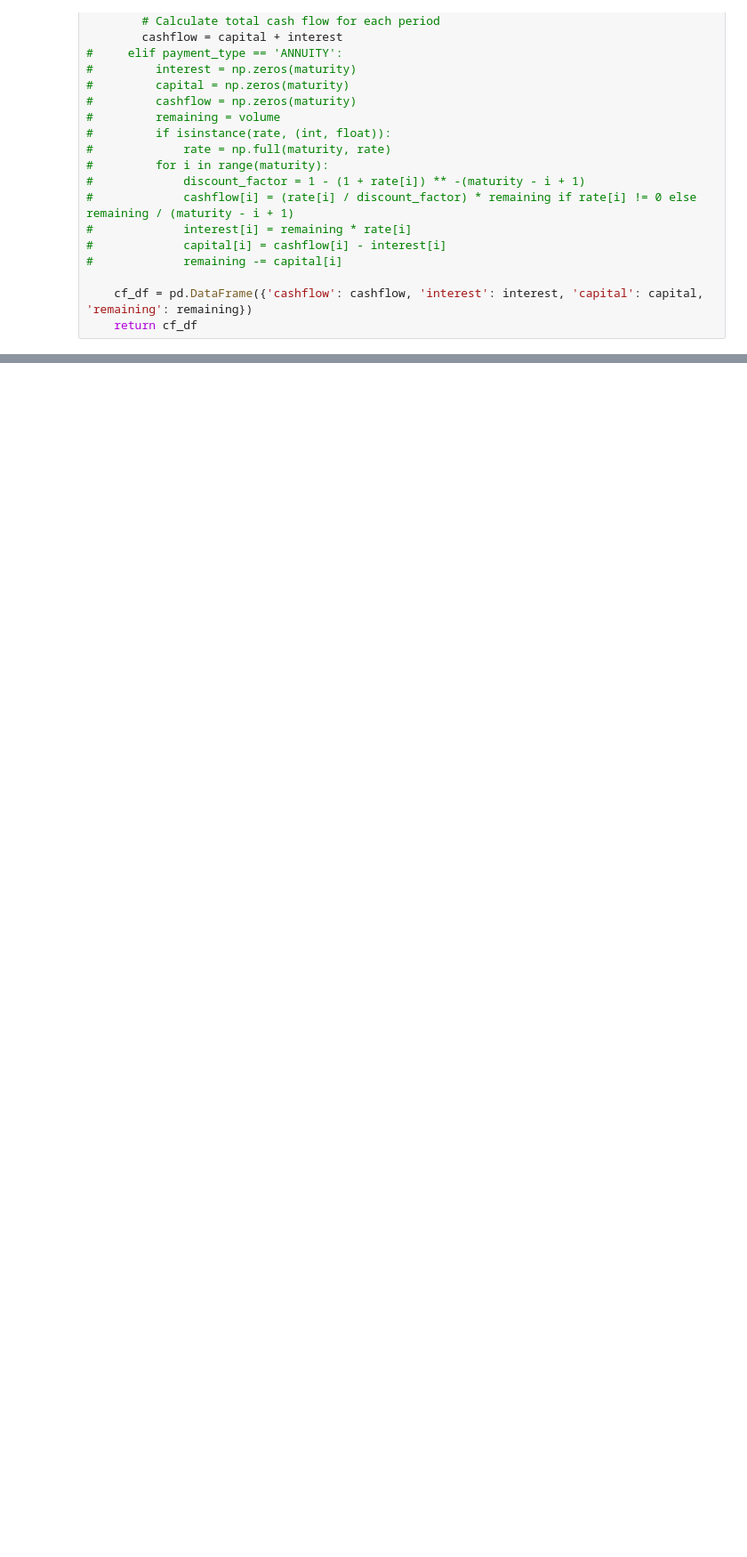
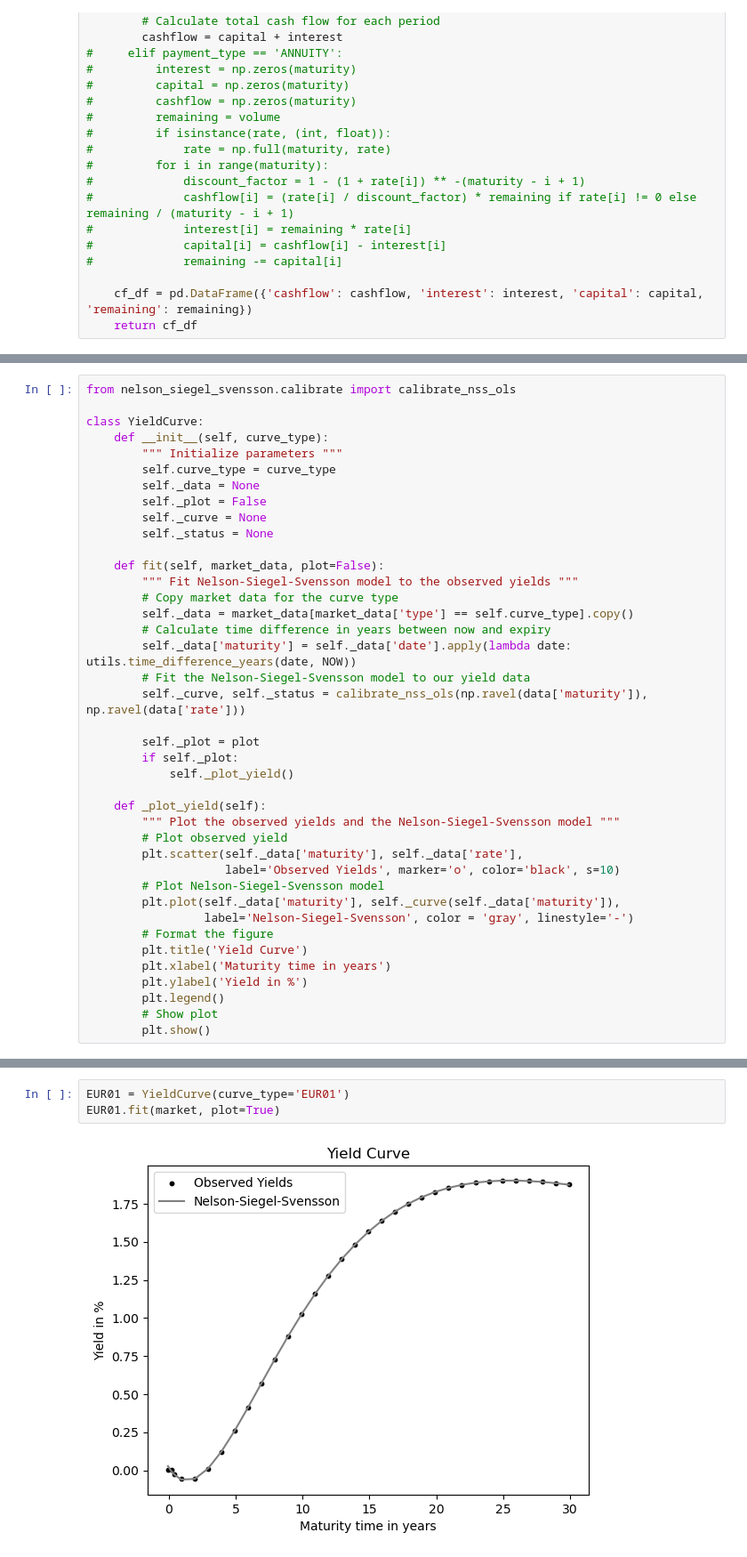
Before and after one commit to gsmyridis/ALM, a Jupyter notebook: exps.ipynb, the cells around one changed output, grey strips where cells are left out. Shown at 89% size. Cells and saved outputs as stored; diff of their text form; blank space fills up the shorter version.

```diff
--- a/exps.ipynb
+++ b/exps.ipynb
@@ -75,0 +52,40 @@ data['maturity'] = data['date'].apply(lambda date: utils.time_difference_years(d
+# %%
+from nelson_siegel_svensson.calibrate import calibrate_nss_ols
+
+class YieldCurve:
+    def __init__(self, curve_type):
+        """ Initialize parameters """
+        self.curve_type = curve_type
+        self._data = None
+        self._plot = False
+        self._curve = None
+        self._status = None
+
+    def fit(self, market_data, plot=False):
+        """ Fit Nelson-Siegel-Svensson model to the observed yields """
+        # Copy market data for the curve type
+        self._data = market_data[market_data['type'] == self.curve_type].copy()
+        # Calculate time difference in years between now and expiry
+        self._data['maturity'] = self._data['date'].apply(lambda date: utils.time_difference_years(date, NOW))
+        # Fit the Nelson-Siegel-Svensson model to our yield data
+        self._curve, self._status = calibrate_nss_ols(np.ravel(data['maturity']), np.ravel(data['rate']))
+
+        self._plot = plot
+        if self._plot:
+            self._plot_yield()
+
+    def _plot_yield(self):
+        """ Plot the observed yields and the Nelson-Siegel-Svensson model """
+        # Plot observed yield
+        plt.scatter(self._data['maturity'], self._data['rate'],
+                    label='Observed Yields', marker='o', color='black', s=10)
+        # Plot Nelson-Siegel-Svensson model
+        plt.plot(self._data['maturity'], self._curve(self._data['maturity']),
+                 label='Nelson-Siegel-Svensson', color = 'gray', linestyle='-')
+        # Format the figure
+        plt.title('Yield Curve')
+        plt.xlabel('Maturity time in years')
+        plt.ylabel('Yield in %')
+        plt.legend()
+        # Show plot
+        plt.show()
@@ -75,0 +94,5 @@ data['maturity'] = data['date'].apply(lambda date: utils.time_difference_years(d
+# %%
+EUR01 = YieldCurve(curve_type='EUR01')
+EUR01.fit(market, plot=True)
+# %% [output]
+[figure, added]
```
Also changed, not shown: parts of 17 cells of this notebook, 2 other files.
